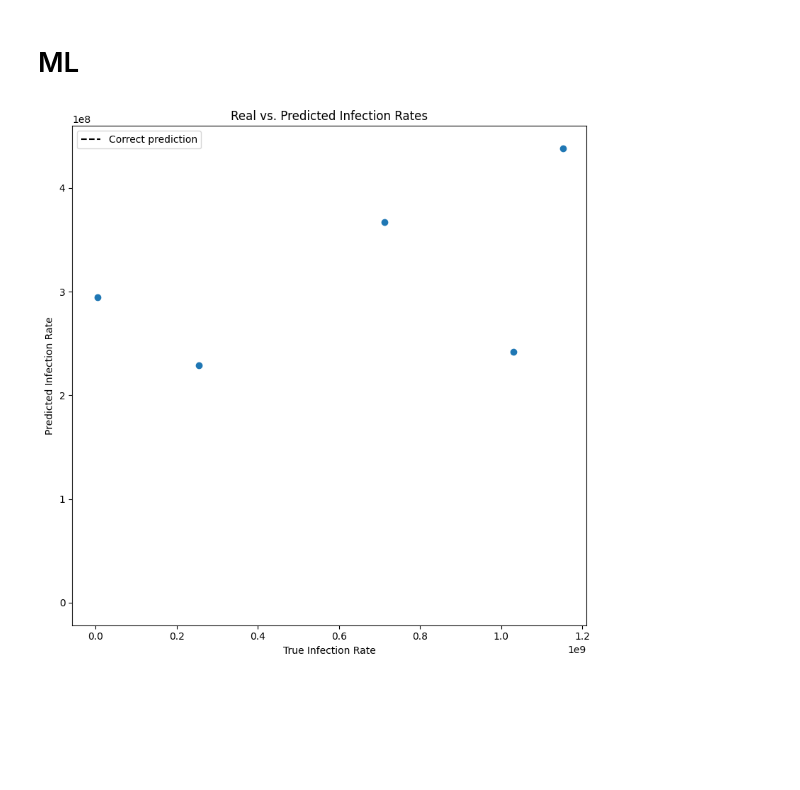
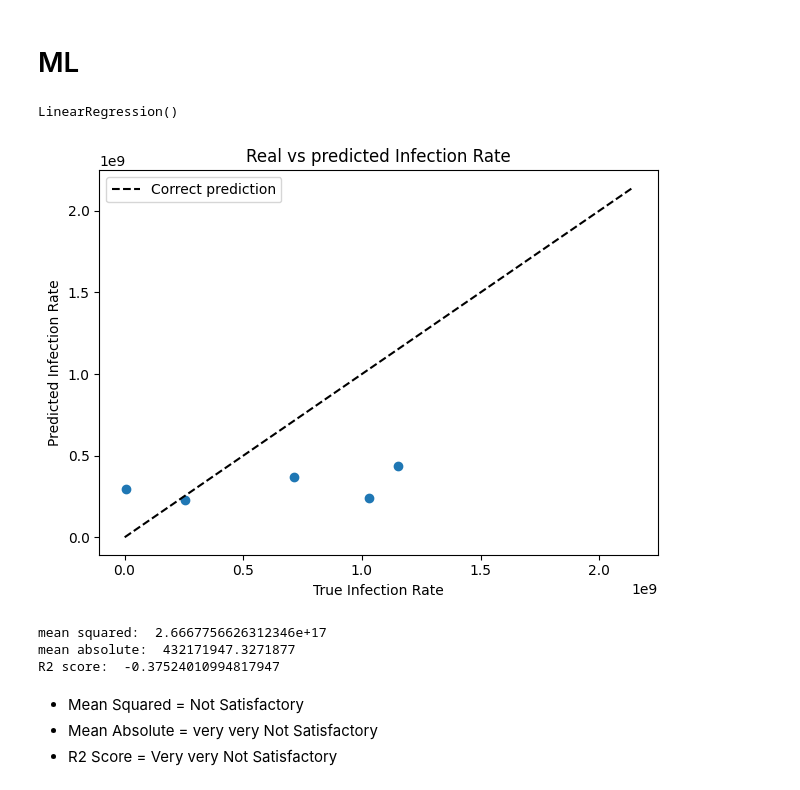
Before and after one commit to lily-the-real-lilly/first, a Jupyter notebook: CovidResearch.ipynb, the cells around one changed output. Cells and saved outputs as stored; diff of their text form; code cells hidden in the pictures; blank space fills up the shorter version.

```diff
--- a/CovidResearch.ipynb
+++ b/CovidResearch.ipynb
@@ -569,22 +582,38 @@ from sklearn.linear_model import LinearRegression
 # %%
-reg = LinearRegression()
+lr_model = LinearRegression()
 # %%
-reg.fit(X_train, y_train)
-pred = reg.predict(X_test)
+lr_model.fit(X_train, y_train)
+# %% [output]
+LinearRegression()
+# %%
+pred = lr_model.predict(X_test)
 # %%
-plt.figure(figsize=(8, 8))
+plt.scatter(y_test, pred)
+plt.plot([7.070040e+05,2.140080e+09], [7.070040e+05, 2.140080e+09], '--k', label="Correct prediction")
 
 
-plt.scatter(y_test, pred)
-plt.plot([0, 6], [0, 6], '--k', label="Correct prediction")
+plt.axis('tight')
 
 
 plt.xlabel('True Infection Rate')
 plt.ylabel('Predicted Infection Rate')
-plt.title("Real vs. Predicted Infection Rates")
+plt.title("Real vs predicted Infection Rate")
 
-plt.axis('tight')
 plt.legend()
 plt.tight_layout()
 # %% [output]
-[figure, old version]
+[figure, new version]
+# %%
+print('mean squared: ', mean_squared_error(y_test, pred))
+
+print('mean absolute: ', mean_absolute_error(y_test, pred))
+
+print('R2 score: ', r2_score(y_test, pred))
+# %% [output]
+mean squared:  2.6667756626312346e+17
+mean absolute:  432171947.3271877
+R2 score:  -0.37524010994817947
+# %% [markdown]
+* Mean Squared = Not Satisfactory
+* Mean Absolute = very very Not Satisfactory
+* R2 Score = Very very Not Satisfactory
```
Also changed, not shown: parts of 4 cells of this notebook.
